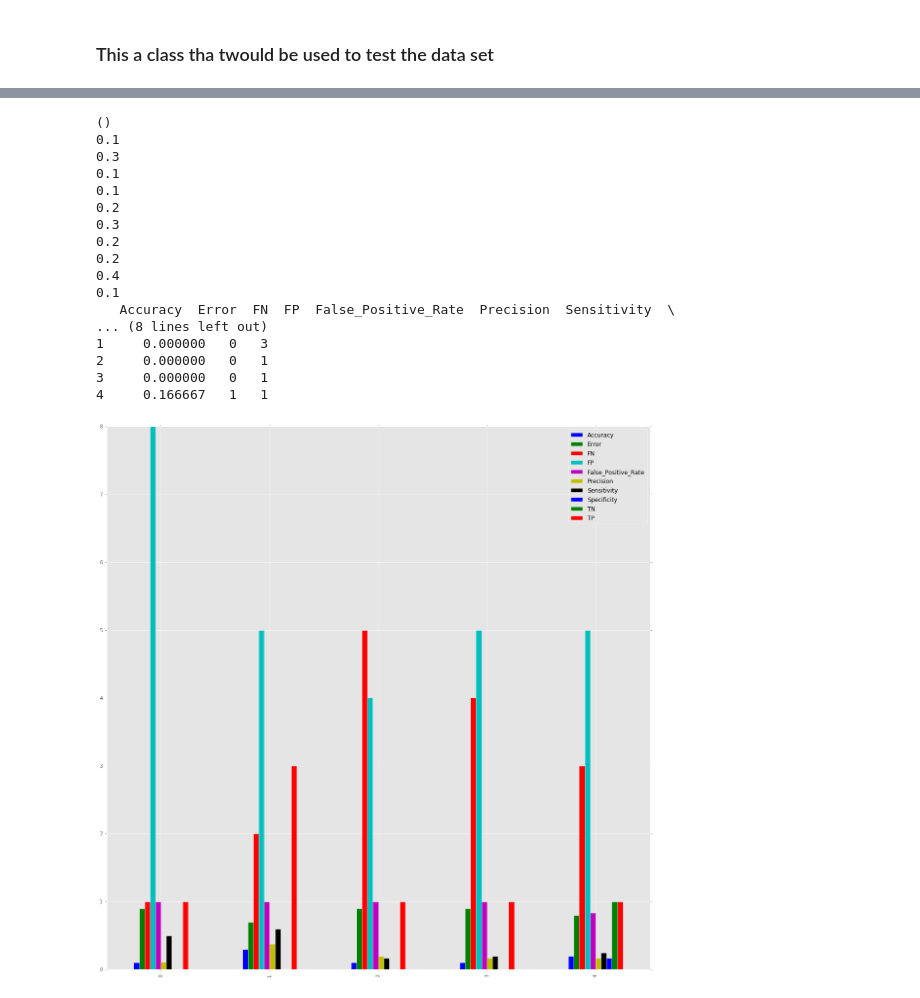
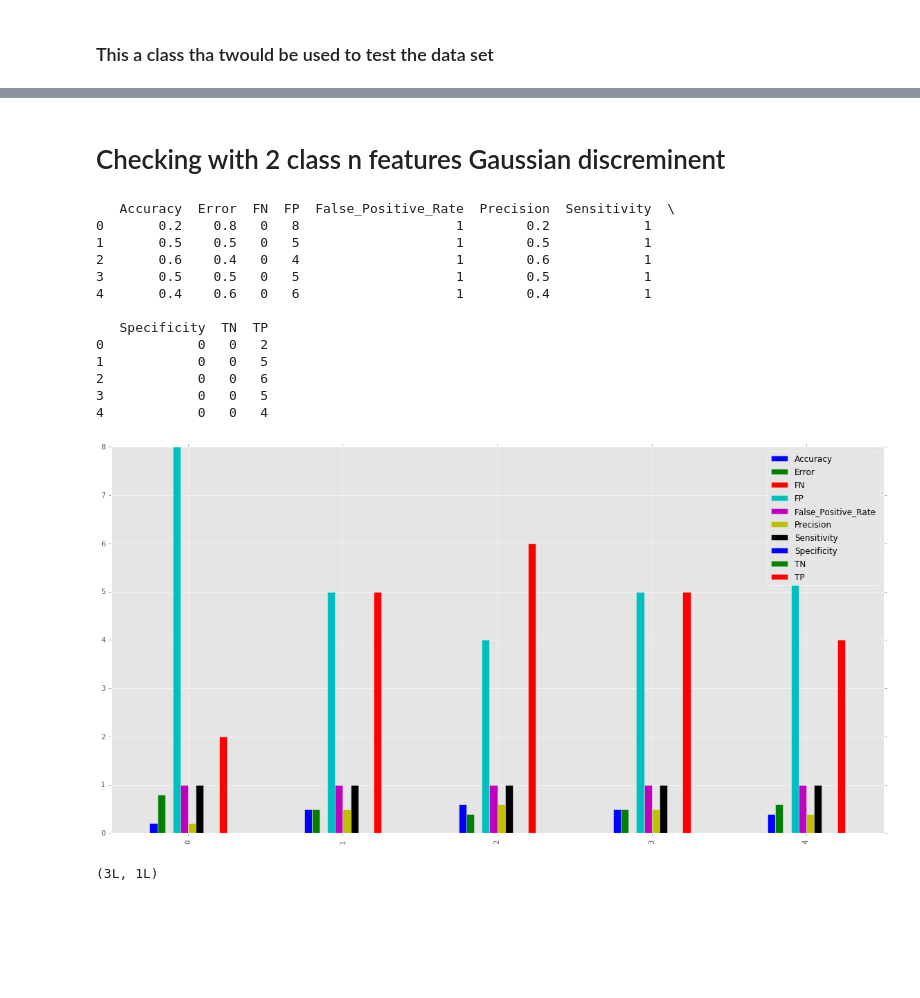
Before and after one commit to arvindshekar07/MachineLearning, a Jupyter notebook: Assignment2/Assignement2.ipynb, the cells around one changed output, grey strips where cells are left out. Drawn from its saved outputs; the diff is of its cells as text; code cells hidden in the pictures; blank space fills up the shorter version.

```diff
--- a/Assignment2/Assignement2.ipynb
+++ b/Assignment2/Assignement2.ipynb
@@ -136,3 +140,30 @@ class GDA1D2C:
     # this is to predict y data  from the give X data
     def predict(self,XD):
         return [self.discriminent(xvalue) for xvalue in XD]
+# %%
+class GDAnD2C:
+    #this si to fit the existing data
+    def fit(self,Xdata,Ydata):
+        self.XData = Xdata
+        self.YData = Ydata
+
+        #step:2 - find mean
+        self.mean = mean(Xdata,Ydata)
+        #print "mean",self.mean
+
+        #step:3 - find co_varience
+        self.co_varience = covVar(Xdata,Ydata)
+        #print"co varience matix",self.co_varience
+
+        #step:4
+        #print "mean--------", ((np.asarray([self.mean[0]])).T).shape
+
+        ## sending the mean as transposed
+        self.g0 = partial(g_multiVariate,co_var_mat = self.co_varience[0],mean= (np.asarray([self.mean[0]])).T)
+        self.g1 = partial(g_multiVariate,co_var_mat = self.co_varience[1],mean= (np.asarray([self.mean[1]])).T)
+        #step:5
+        self.discriminent = partial(discriminent,a_class = self.g0, b_class = self.g1)
+        #self.discriminent = partial(discriminent,a_class = partial(g,varience = self.varience[0],mean= self.mean[0],alpha= self.alpha[0]), b_class = partial(g,varience = self.varience[1],mean= self.mean[1],alpha= self.alpha[1]))
+    # this is to predict y data  from the give X data
+    def predict(self,XD):
+        return [self.discriminent(xvalue) for xvalue in XD]
@@ -139,11 +217,10 @@ class GDA1D2C:
+# %% [markdown]
+# Checking with 2 class n features Gaussian discreminent
 # %%
+X_2D = X[:100,:]# this is to take one feature and first 100 data sets
+Y_2D = Y [:100] # this is to take 1st 100 data sets
 
-X_1D = X[:100,:1]# this is to take one feature and first 100 data sets
-Y_1D = Y [:100] # this is to take 1st 100 data sets
 
-# test
-ert = covVar(X_1D,Y_1D)[0]
-print ert.shape
 
 #print np.sum(X_12)/50
 #print Y_1D.size
@@ -151,51 +228,47 @@ print ert.shape
 # print Y_1D
 # print len(X_1D)
 # print alpha(X_1D,Y_1D)
 # print mean(X_1D,Y_1D)
 # print varience(X_1D,Y_1D)[0]
 # STEP 1: split X and y into training and testing set
 matricsTotal = []
 kf = sklearn.cross_validation.KFold(n=len(Y_1D), n_folds=10, shuffle=True,random_state=5)
 for train_index, test_index in kf:
     #print train_index
 #     X_train, X_test, Y_train, Y_test = train_test_split(X_1D, Y_1D, test_size=0.4, random_state= a)
-    X_train, X_test =[list(X_1D[a]) for a  in train_index],[list(X_1D[a]) for a  in test_index]
-    Y_train, Y_test = [Y_1D[a] for a  in train_index],[Y_1D[a] for a  in test_index]
+    X_train, X_test =[X_2D[a] for a  in train_index],[X_2D[a] for a  in test_index]
+    Y_train, Y_test = [Y_2D[a] for a  in train_index],[Y_2D[a] for a  in test_index]
 #     print X_train
 #     #     print Y_train
 #     print "\n\n"
-    grad =  GDA1D2C()
+    grad =  GDAnD2C()
     grad.fit(X_train,Y_train)
     predicted_Y_values = grad.predict(X_test)
     tm  = TestMetrics()
     tm.setData(Y_test,predicted_Y_values)
     TP,TN,FP,FN,Classification_Accuracy,Classification_Error,Sensitivity,Specificity,False_Positive_Rate,Precision =  tm.getMatrics()
     matricsTotal.append({"TP":TP,"TN":TN,"FP":FP,"FN":FN,"Accuracy":Classification_Accuracy,"Error":Classification_Error,"Sensitivity":Sensitivity,"Specificity":Specificity,"False_Positive_Rate":False_Positive_Rate,"Precision":Precision})
 
 
 df = pd.DataFrame(matricsTotal).head()
 
 matplotlib.style.use('ggplot')
 #df.plot.figure(figsize=(50,50))
-df.plot(kind = 'bar',figsize =(20 ,20),stacked = False)
+df.plot(kind = 'bar',figsize =(20 ,10),stacked = False)
 
 print df
 # %% [output]
-()
-0.1
-0.3
-0.1
-0.1
-0.2
-0.3
-0.2
-0.2
-0.4
-0.1
    Accuracy  Error  FN  FP  False_Positive_Rate  Precision  Sensitivity  \
-... (8 lines left out)
-1     0.000000   0   3
-2     0.000000   0   1
-3     0.000000   0   1
-4     0.166667   1   1
+0       0.2    0.8   0   8                    1        0.2            1
+1       0.5    0.5   0   5                    1        0.5            1
+2       0.6    0.4   0   4                    1        0.6            1
+3       0.5    0.5   0   5                    1        0.5            1
+4       0.4    0.6   0   6                    1        0.4            1
+
+   Specificity  TN  TP
+0            0   0   2
+1            0   0   5
+2            0   0   6
+3            0   0   5
+4            0   0   4
-[figure, old version]
+[figure, new version]
@@ -211,3 +275,5 @@ print ert
 # %%
-asdf = np.array([1,2,3,4,5])
-print asdf.
+asdf = np.array([[1,2,4]])
+print (asdf.T).shape
+# %% [output]
+(3L, 1L)
```
Also changed, not shown: parts of 6 cells of this notebook.
